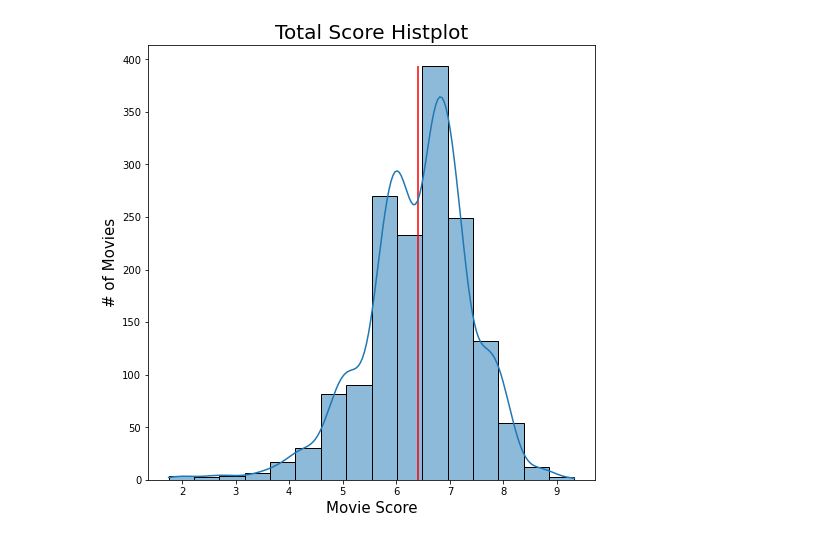
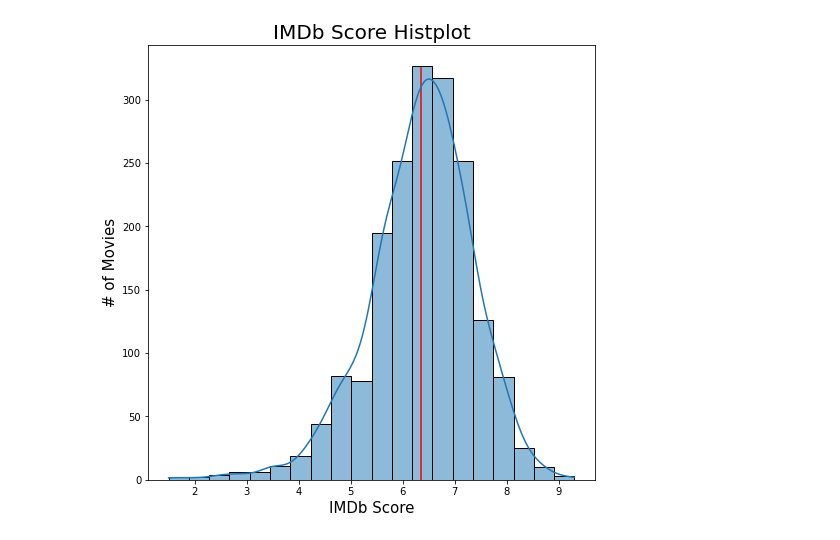
Before and after one commit to nolanarendt/IMDb-Revenue-Predictions, a Jupyter notebook: code/IMDb_EDA.ipynb, the cells around one changed output. Cells and saved outputs as stored; diff of their text form; code cells hidden in the pictures.

```diff
--- a/code/IMDb_EDA.ipynb
+++ b/code/IMDb_EDA.ipynb
@@ -12,17 +16,17 @@ totalscore_df = pd.read_csv('../data/totalscore_df.csv')
 # %%
 plt.figure(figsize = (8, 8))
 
-sns.histplot(revenue_df['total_score'], kde=True, bins = 16);
+sns.histplot(revenue_df['imdb_score'], kde=True, bins = 20);
 
-plt.title("Total Score Histplot", size = 20)
-plt.xlabel("Movie Score", size = 15)
+plt.title("IMDb Score Histplot", size = 20)
+plt.xlabel("IMDb Score", size = 15)
 plt.ylabel("# of Movies", size = 15);
 
-plt.vlines(x = np.mean(revenue_df['total_score']), ymin = 0, ymax = 394, color = 'r');
+plt.vlines(x = np.mean(revenue_df['imdb_score']), ymin = 0, ymax = 326, color = 'r');
 
 plt.savefig("../images/total_score_histplot.png")
 # %% [output]
-[figure, old version]
+[figure, new version]
 # %%
 plt.figure(figsize= (10, 5));
 
```
Also changed, not shown: parts of 16 cells of this notebook, 15 other files.
